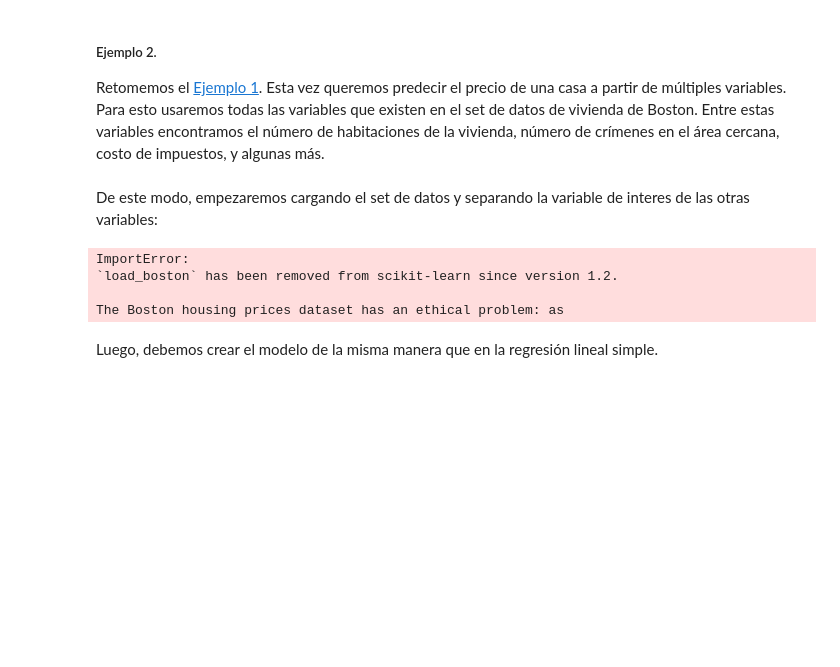
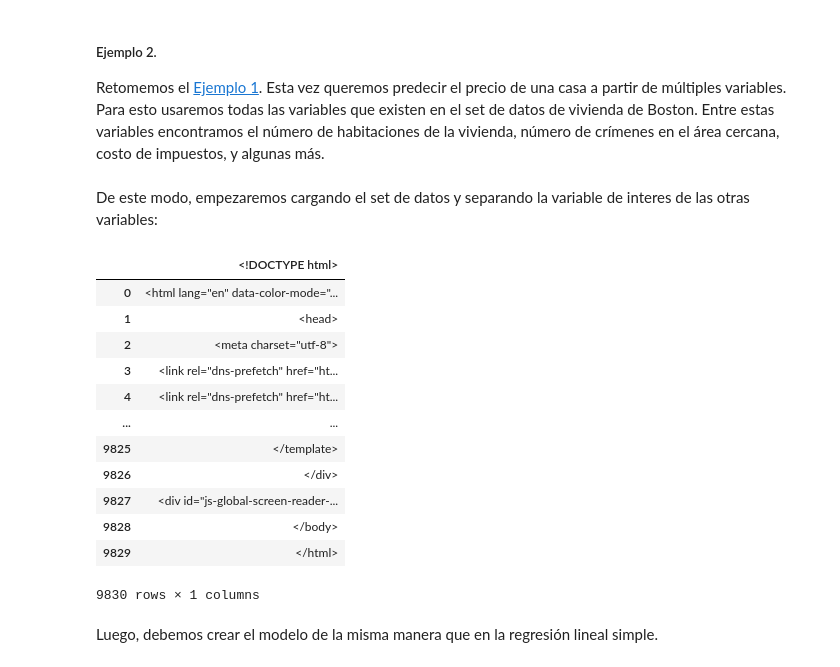
Before and after one commit to andres-mart/Coderhouse, a Jupyter notebook: 8. Introducción a la Regresión/Introducción a la Regresión.ipynb, the cells around one changed output. Saved outputs shown, nothing was run; the diff lists cells and outputs as text; code cells hidden in the pictures; blank space fills up the shorter version.

```diff
--- a/8. Introducción a la Regresión/Introducción a la Regresión.ipynb
+++ b/8. Introducción a la Regresión/Introducción a la Regresión.ipynb
@@ -243,25 +243,48 @@ Retomemos el [Ejemplo 1](#ej1). Esta vez queremos predecir el precio de una casa
 # %% [markdown]
 De este modo, empezaremos cargando el set de datos y separando la variable de interes de las otras variables:
 # %%
+# import numpy as np
+# from sklearn import linear_model
+# import matplotlib.pyplot as plt
+
+# # Importamos los datos:
+# data_boston = datasets.load_boston()
+
+# # Elegimos los datos que queremos analizar
+
+# # Definimos todas las variables como variables independientes
+# X = data_boston.data
+
+# # Definimos la variable de respuesta utilizando el atributo target del dataset de sklearn
+# y = data_boston.target
+
 import numpy as np
-from sklearn import datasets, linear_model
+import pandas as pd
+from sklearn import linear_model
 import matplotlib.pyplot as plt
 
-#Importamos los datos
-data_boston = datasets.load_boston()
+# Importamos los datos:
+data_boston = "https://github.com/selva86/datasets/blob/master/BostonHousing.csv"
 
-# Elegimos los datos que queremos analizar
+# Creamos un DataFrame para visualizarlos:
+#column_names = ['CRIM', 'ZN', 'INDUS', 'CHAS', 'NOX', 'RM', 'AGE', 'DIS', 'RAD', 'TAX', 'PTRATIO', 'B', 'LSTAT', 'MEDV']
 
-# Definimos todas las variables como variables independientes
-X = data_boston.data
-
-# Definimos la variable de respuesta utilizando el atributo target del dataset de sklearn
-y = data_boston.target
+df = pd.read_csv(data_boston, on_bad_lines='skip')# skiprows=22, header=None, names=column_names)
+df
 # %% [output]
+|  | <!DOCTYPE html> |
+| 0 | <html lang="en" data-color-mode="... |
+| 1 | <head> |
+| 2 | <meta charset="utf-8"> |
+| 3 | <link rel="dns-prefetch" href="ht... |
+| 4 | <link rel="dns-prefetch" href="ht... |
+| ... | ... |
+| 9825 | </template> |
+| 9826 | </div> |
+| 9827 | <div id="js-global-screen-reader-... |
+| 9828 | </body> |
+| 9829 | </html> |
-ImportError:
-`load_boston` has been removed from scikit-learn since version 1.2.
-
-The Boston housing prices dataset has an ethical problem: as
+9830 rows × 1 columns
 # %% [markdown]
 Luego, debemos crear el modelo de la misma manera que en la regresión lineal simple.
 # %%
```
Also changed, not shown: parts of 2 cells of this notebook, 1 other file.
